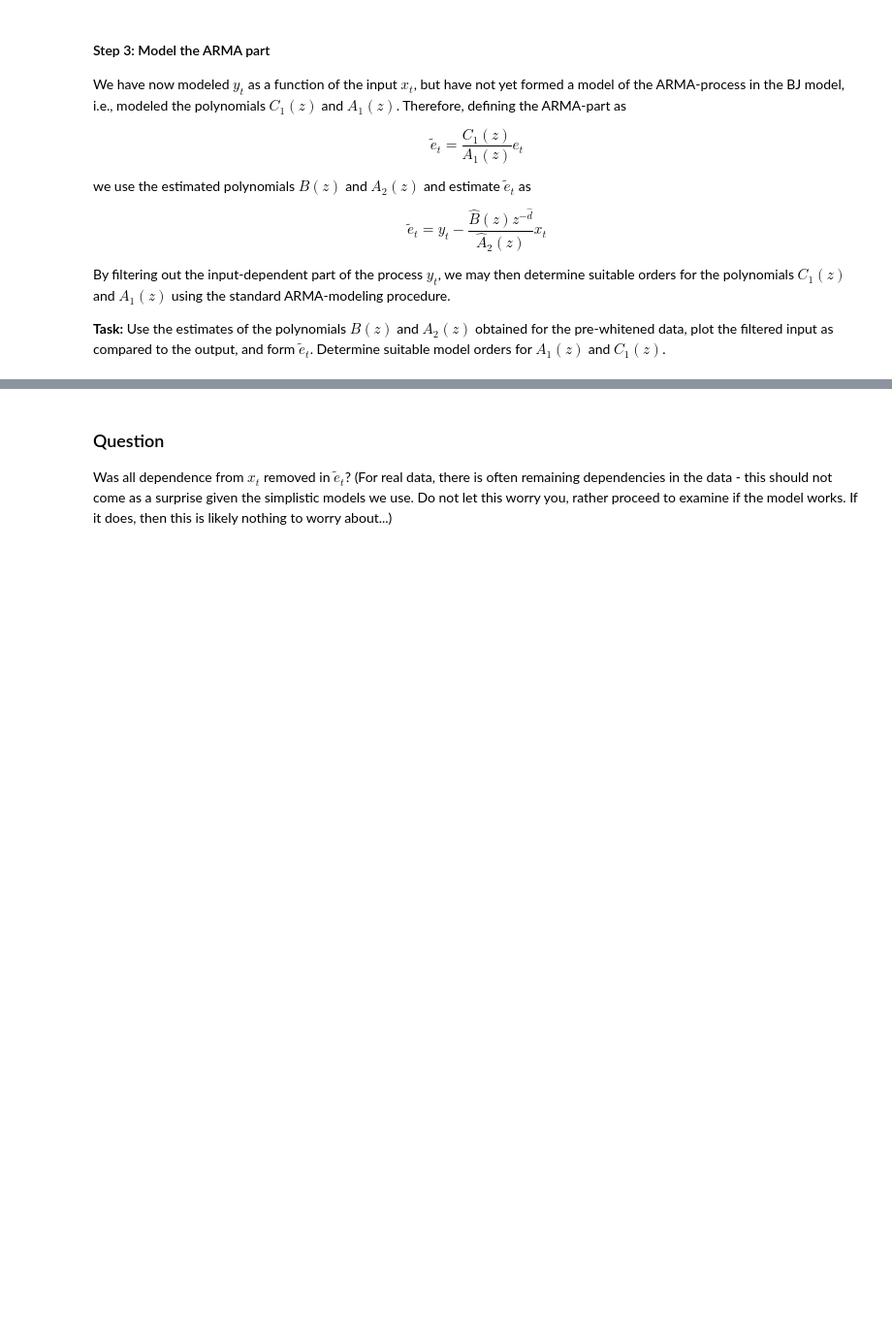
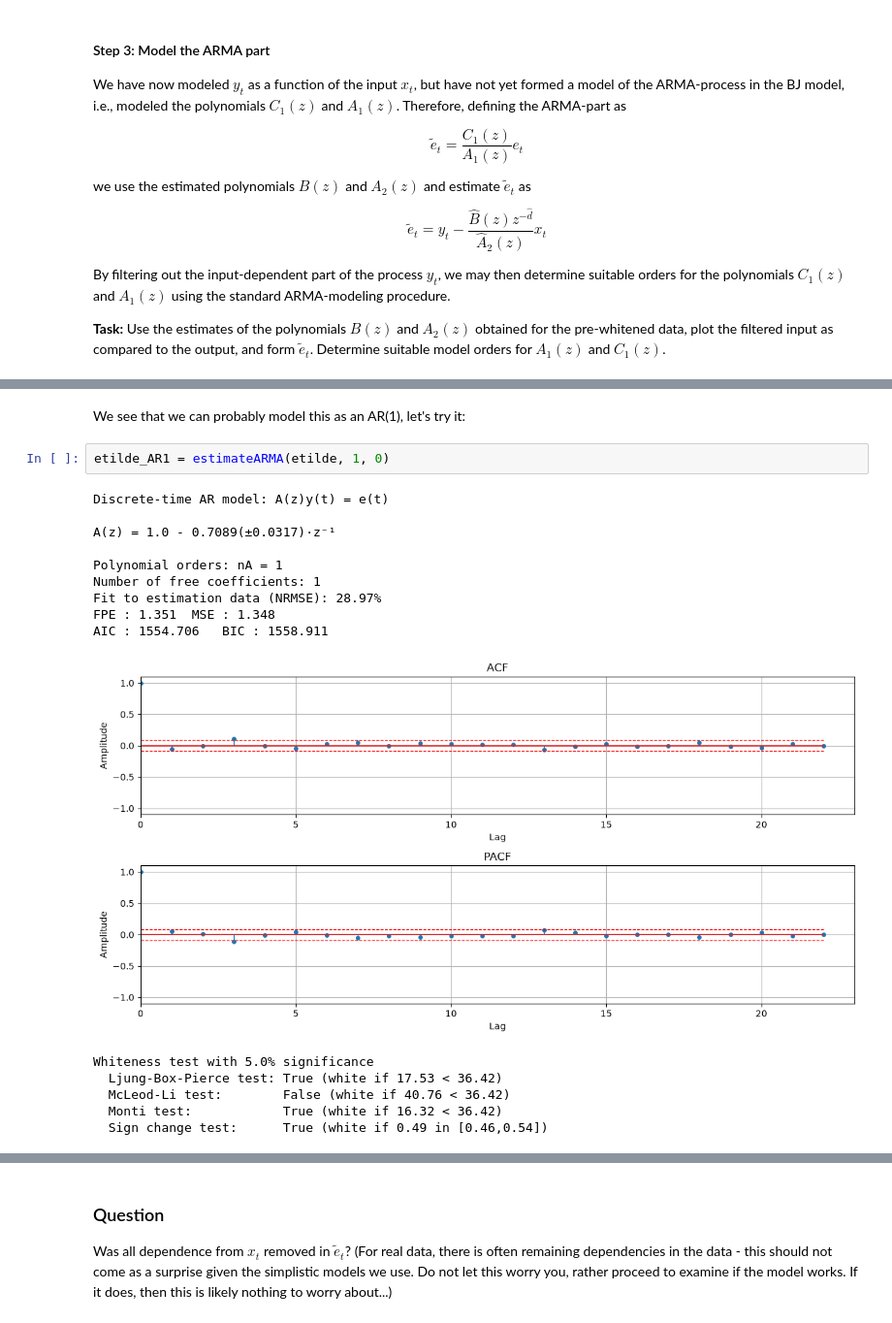
Before and after one commit to H-Wadman/TimeSeriesAnalysis, a Jupyter notebook: labs/lab2.ipynb, the cells around one changed output, grey strips where cells are left out. Shown at 97% size. Cells and saved outputs as stored; diff of their text form; blank space fills up the shorter version.

```diff
--- a/labs/lab2.ipynb
+++ b/labs/lab2.ipynb
@@ -279,0 +308,20 @@ By filtering out the input-dependent part of the process $y_t$, we may then dete
+# %% [markdown]
+We see that we can probably model this as an AR(1), let's try it:
+# %%
+etilde_AR1 = estimateARMA(etilde, 1, 0)
+# %% [output]
+Discrete-time AR model: A(z)y(t) = e(t)
+
+A(z) = 1.0 - 0.7089(±0.0317)·z⁻¹
+
+Polynomial orders: nA = 1
+Number of free coefficients: 1
+Fit to estimation data (NRMSE): 28.97%
+FPE : 1.351  MSE : 1.348
+AIC : 1554.706   BIC : 1558.911
+[figure, added]
+Whiteness test with 5.0% significance
+  Ljung-Box-Pierce test: True (white if 17.53 < 36.42)
+  McLeod-Li test:        False (white if 40.76 < 36.42)
+  Monti test:            True (white if 16.32 < 36.42)
+  Sign change test:      True (white if 0.49 in [0.46,0.54])
```
Also changed, not shown: parts of 19 cells of this notebook, 1 other file.
